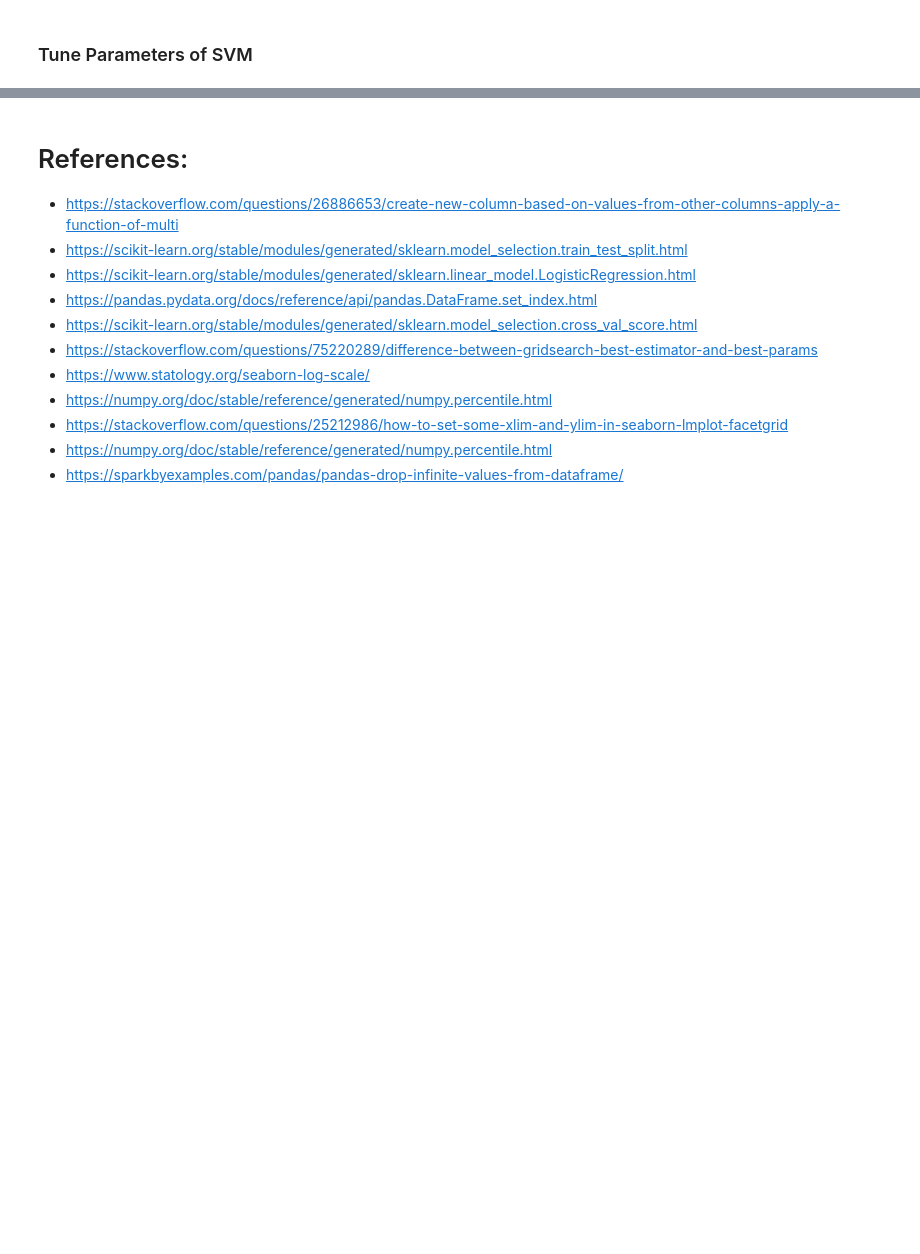
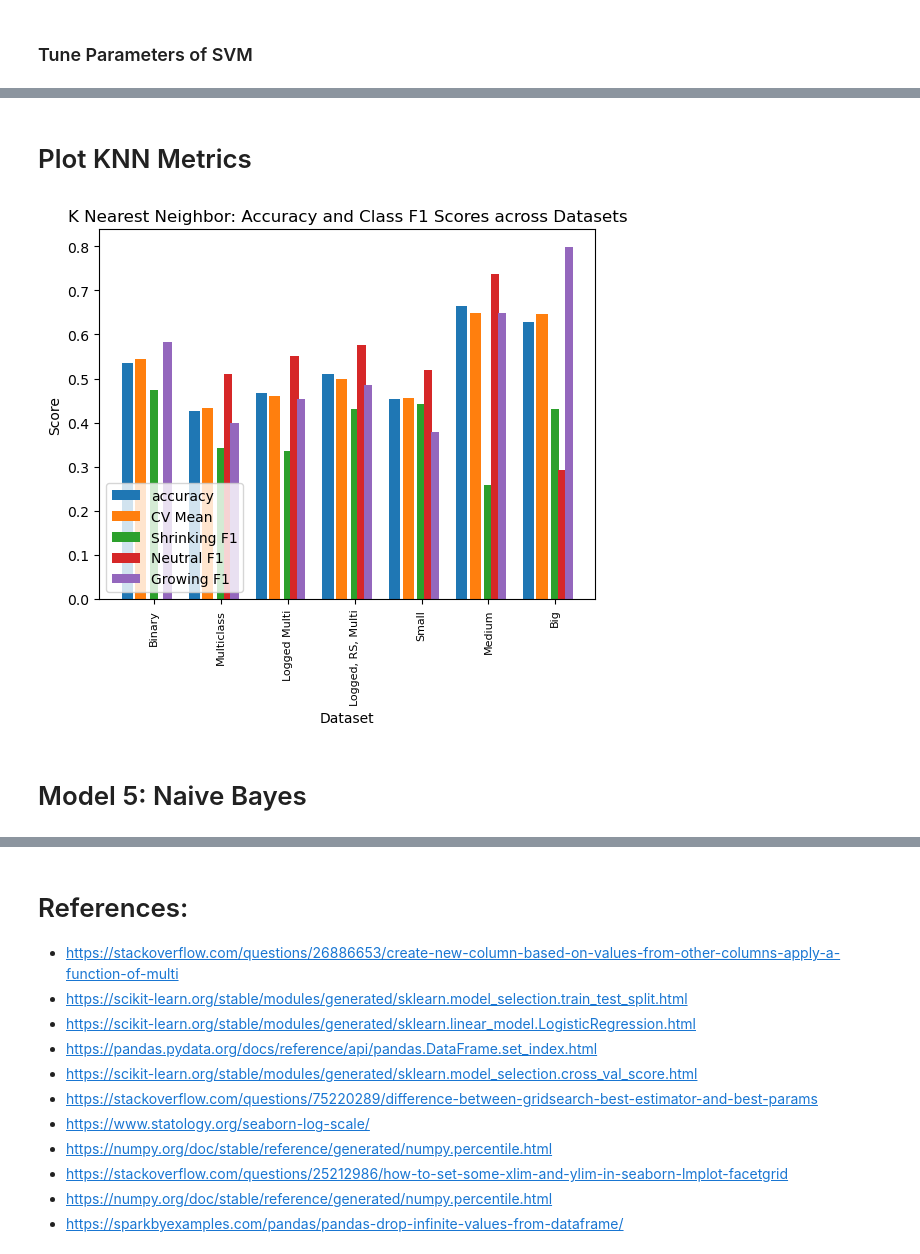
Before and after one commit to colton-lapp/DemographicChange, a Jupyter notebook: Q1_Classification-FINAL.ipynb, the cells around one changed output, grey strips where cells are left out. Drawn from its saved outputs; the diff is of its cells as text; code cells hidden in the pictures; blank space fills up the shorter version.

```diff
--- a/Q1_Classification-FINAL.ipynb
+++ b/Q1_Classification-FINAL.ipynb
@@ -869,0 +1245,50 @@ print("\nClassification Report:\n", classification_report(y3_test, SVM_GS.predic
+# %% [markdown]
+# Plot KNN Metrics
+# %%
+#Create Dataframe of Tuning Results
+tuned_results = pd.DataFrame( columns = ['dataset', 'accuracy', 'CV Mean', 'Shrinking F1-Score', 'Neutral F1-Score', 'Growing F1-Score'])
+for dd in datasets.values():
+    #Retrieve accuracy and f1 scores for classes
+    acc = dd['KNN']['Class_report_tuned']['accuracy']
+    cv_mean = dd['KNN']['CV_tuned_mean']
+
+    #F1 scores
+    if '0' in dd['KNN']['Class_report_tuned'].keys():
+        neut = dd['KNN']['Class_report_tuned']['0']['f1-score']
+    else:
+        neut = 0
+    shrink = dd['KNN']['Class_report_tuned']['-1']['f1-score']
+    grow =dd['KNN']['Class_report_tuned']['1']['f1-score']
+    tuned_results.loc[len(tuned_results.index)] = [dd['title_short'], acc, cv_mean, shrink, neut, grow]
+
+
+# set width of bars
+bar_width = 0.5
+
+# set x-axis labels
+labels = tuned_results['dataset']
+
+# create subplots
+fig, ax = plt.subplots()
+
+# create bars
+x = np.arange(len(labels))
+rects1 = ax.bar(x - 4*bar_width/5, tuned_results['accuracy'], bar_width/3, label='accuracy')
+rects2 = ax.bar(x - 2*bar_width/5, tuned_results['CV Mean'], bar_width/3, label='CV Mean')
+rects3 = ax.bar(x  , tuned_results['Shrinking F1-Score'], bar_width/4, label='Shrinking F1')
+rects4 = ax.bar(x + bar_width/5, tuned_results['Neutral F1-Score'], bar_width/4, label='Neutral F1')
+rects5 = ax.bar(x + 2*bar_width/5, tuned_results['Growing F1-Score'], bar_width/4, label='Growing F1')
+
+# set labels and title
+ax.set_xlabel('Dataset')
+ax.set_ylabel('Score')
+ax.set_title('K Nearest Neighbor: Accuracy and Class F1 Scores across Datasets')
+ax.set_xticks(x)
+ax.set_xticklabels(labels, rotation=90, fontsize=8)
+ax.legend(loc='lower left')
+
+plt.show()
+# %% [output]
+[figure, added]
+# %% [markdown]
+# Model 5: Naive Bayes
```
Also changed, not shown: parts of 31 cells of this notebook.
